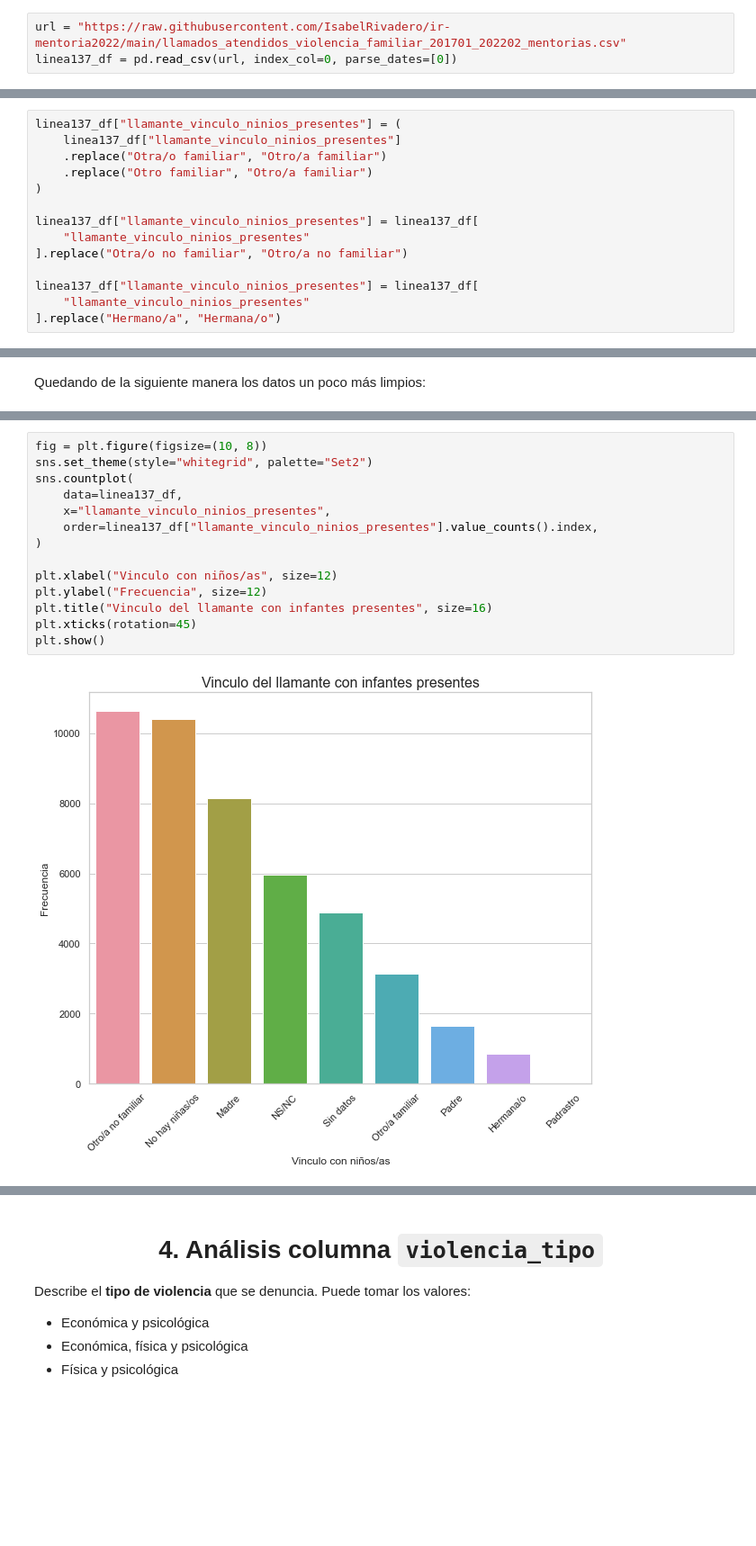
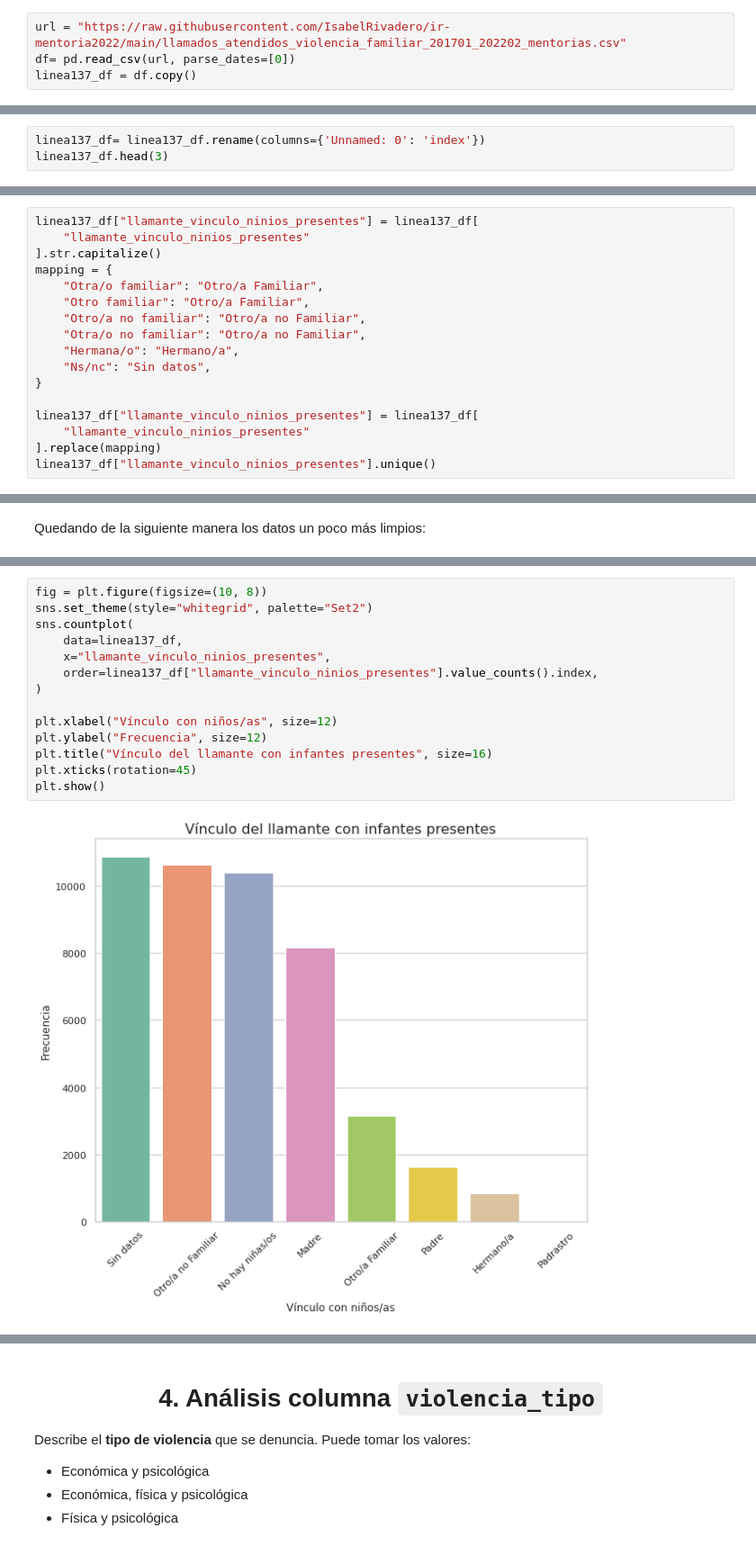
Before and after one commit to eleanarinaudo/Linea-137-Diplo2022, a Jupyter notebook: Análisis y Visualización de Datos/AyV_Linea_137.ipynb, the cells around one changed output, grey strips where cells are left out. Shown at 90% size. Drawn from its saved outputs; the diff is of its cells as text; blank space fills up the shorter version.

```diff
--- a/Análisis y Visualización de Datos/AyV_Linea_137.ipynb
+++ b/Análisis y Visualización de Datos/AyV_Linea_137.ipynb
@@ -105,7 +105,8 @@ Detalle de los llamados de todo el país atendidos por las y los profesionales d
 Para poder leer nuestro dataset necesitamos descargarlo desde el [Repositorio de la Mentoría](https://github.com/IsabelRivadero/ir-mentoria2022).
 # %%
 url = "https://raw.githubusercontent.com/IsabelRivadero/ir-mentoria2022/main/llamados_atendidos_violencia_familiar_201701_202202_mentorias.csv"
-linea137_df = pd.read_csv(url, index_col=0, parse_dates=[0])
+df= pd.read_csv(url, parse_dates=[0])
+linea137_df = df.copy()
 # %% [markdown]
 Creamos el DataFrame que lo asignamos con la variable `linea137_df` y, además, usamos el método `pd.read_csv` que lee el dataset en Dataframe.
 # %% [markdown]
@@ -121,0 +114,3 @@ linea137_df.head()
+# %%
+linea137_df= linea137_df.rename(columns={'Unnamed: 0': 'index'})
+linea137_df.head(3)
@@ -416,14 +506,17 @@ Se observan datos sucios, repetidos en distinto orden. Por lo tanto **homogeneiz
 # %%
-linea137_df["llamante_vinculo_ninios_presentes"] = (
-    linea137_df["llamante_vinculo_ninios_presentes"]
-    .replace("Otra/o familiar", "Otro/a familiar")
-    .replace("Otro familiar", "Otro/a familiar")
-)
+linea137_df["llamante_vinculo_ninios_presentes"] = linea137_df[
+    "llamante_vinculo_ninios_presentes"
+].str.capitalize()
+mapping = {
+    "Otra/o familiar": "Otro/a Familiar",
+    "Otro familiar": "Otro/a Familiar",
+    "Otro/a no familiar": "Otro/a no Familiar",
+    "Otra/o no familiar": "Otro/a no Familiar",
+    "Hermana/o": "Hermano/a",
+    "Ns/nc": "Sin datos",
+}
 
 linea137_df["llamante_vinculo_ninios_presentes"] = linea137_df[
     "llamante_vinculo_ninios_presentes"
-].replace("Otra/o no familiar", "Otro/a no familiar")
-
-linea137_df["llamante_vinculo_ninios_presentes"] = linea137_df[
-    "llamante_vinculo_ninios_presentes"
-].replace("Hermano/a", "Hermana/o")
+].replace(mapping)
+linea137_df["llamante_vinculo_ninios_presentes"].unique()
@@ -447,16 +542,16 @@ Creamos un **histograma** para estudiar la distribución del vínculo del llaman
 # %%
 fig = plt.figure(figsize=(10, 8))
 sns.set_theme(style="whitegrid", palette="Set2")
 sns.countplot(
     data=linea137_df,
     x="llamante_vinculo_ninios_presentes",
     order=linea137_df["llamante_vinculo_ninios_presentes"].value_counts().index,
 )
 
-plt.xlabel("Vinculo con niños/as", size=12)
+plt.xlabel("Vínculo con niños/as", size=12)
 plt.ylabel("Frecuencia", size=12)
-plt.title("Vinculo del llamante con infantes presentes", size=16)
+plt.title("Vínculo del llamante con infantes presentes", size=16)
 plt.xticks(rotation=45)
 plt.show()
 # %% [output]
-[figure, old version]
+[figure, new version]
```
Also changed, not shown: parts of 134 cells of this notebook.
